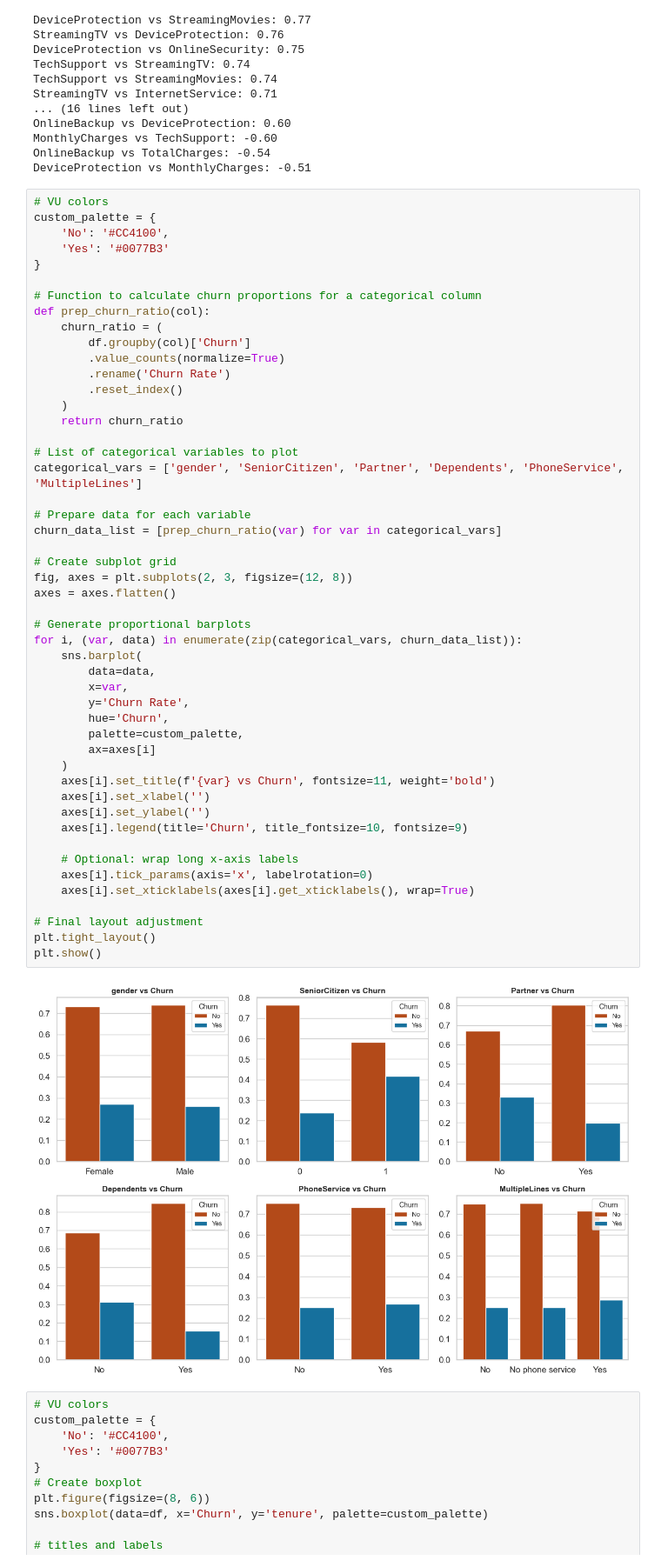
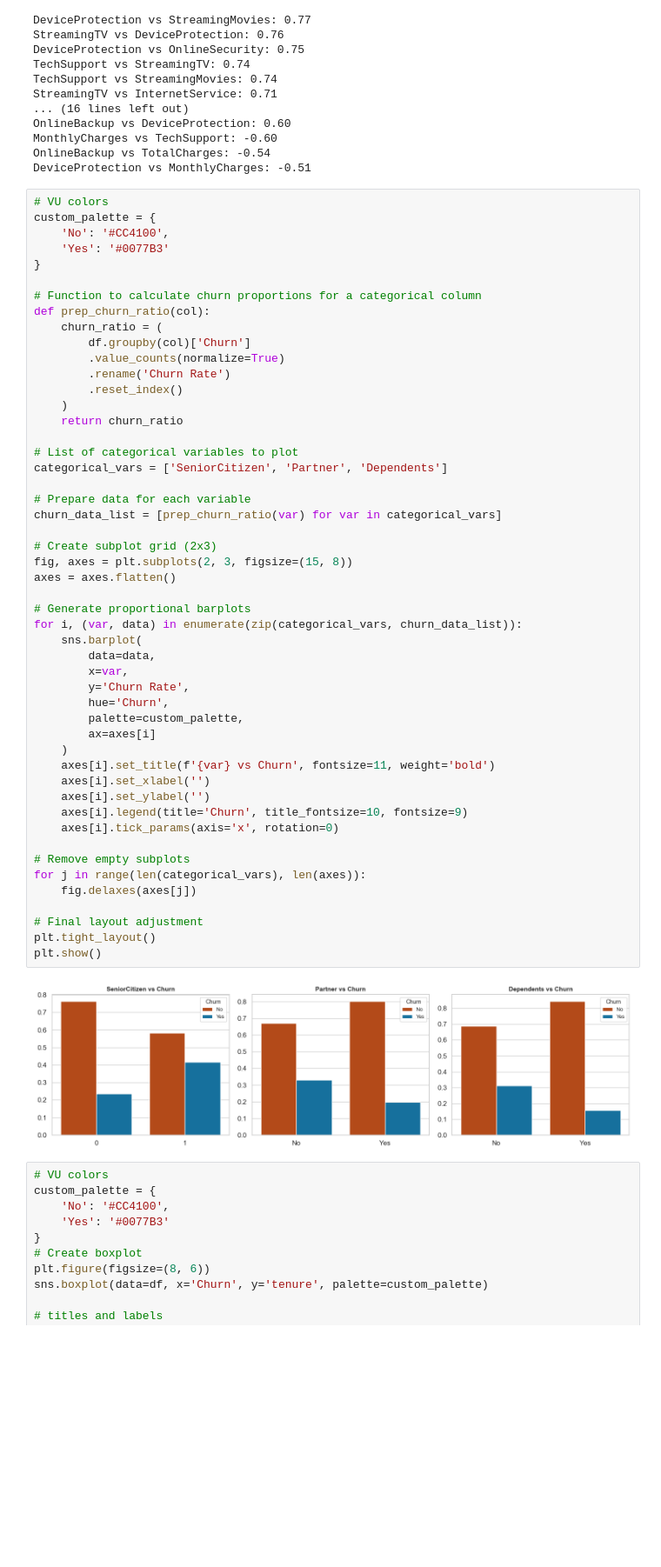
Before and after one commit to celina-ayl/data-science-project, a Jupyter notebook: datascience.ipynb, the cells around one changed output. Shown: that part at 87% size. Saved outputs shown, nothing was run; the diff lists cells and outputs as text; blank space fills up the shorter version.

```diff
--- a/datascience.ipynb
+++ b/datascience.ipynb
@@ -374,40 +374,41 @@ def prep_churn_ratio(col):
     )
     return churn_ratio
 
 # List of categorical variables to plot
-categorical_vars = ['gender', 'SeniorCitizen', 'Partner', 'Dependents', 'PhoneService', 'MultipleLines']
+categorical_vars = ['SeniorCitizen', 'Partner', 'Dependents']
 
 # Prepare data for each variable
 churn_data_list = [prep_churn_ratio(var) for var in categorical_vars]
 
-# Create subplot grid
-fig, axes = plt.subplots(2, 3, figsize=(12, 8))
+# Create subplot grid (2x3)
+fig, axes = plt.subplots(2, 3, figsize=(15, 8))
 axes = axes.flatten()
 
 # Generate proportional barplots
 for i, (var, data) in enumerate(zip(categorical_vars, churn_data_list)):
     sns.barplot(
         data=data,
         x=var,
         y='Churn Rate',
         hue='Churn',
         palette=custom_palette,
         ax=axes[i]
     )
     axes[i].set_title(f'{var} vs Churn', fontsize=11, weight='bold')
     axes[i].set_xlabel('')
     axes[i].set_ylabel('')
     axes[i].legend(title='Churn', title_fontsize=10, fontsize=9)
+    axes[i].tick_params(axis='x', rotation=0)
 
-    # Optional: wrap long x-axis labels
-    axes[i].tick_params(axis='x', labelrotation=0)
-    axes[i].set_xticklabels(axes[i].get_xticklabels(), wrap=True)
+# Remove empty subplots
+for j in range(len(categorical_vars), len(axes)):
+    fig.delaxes(axes[j])
 
 # Final layout adjustment
 plt.tight_layout()
 plt.show()
 # %% [output]
-[figure, old version]
+[figure, new version]
 # %%
 # VU colors
 custom_palette = {
```
Also changed, not shown: parts of 1 cell of this notebook, 1 other file.
